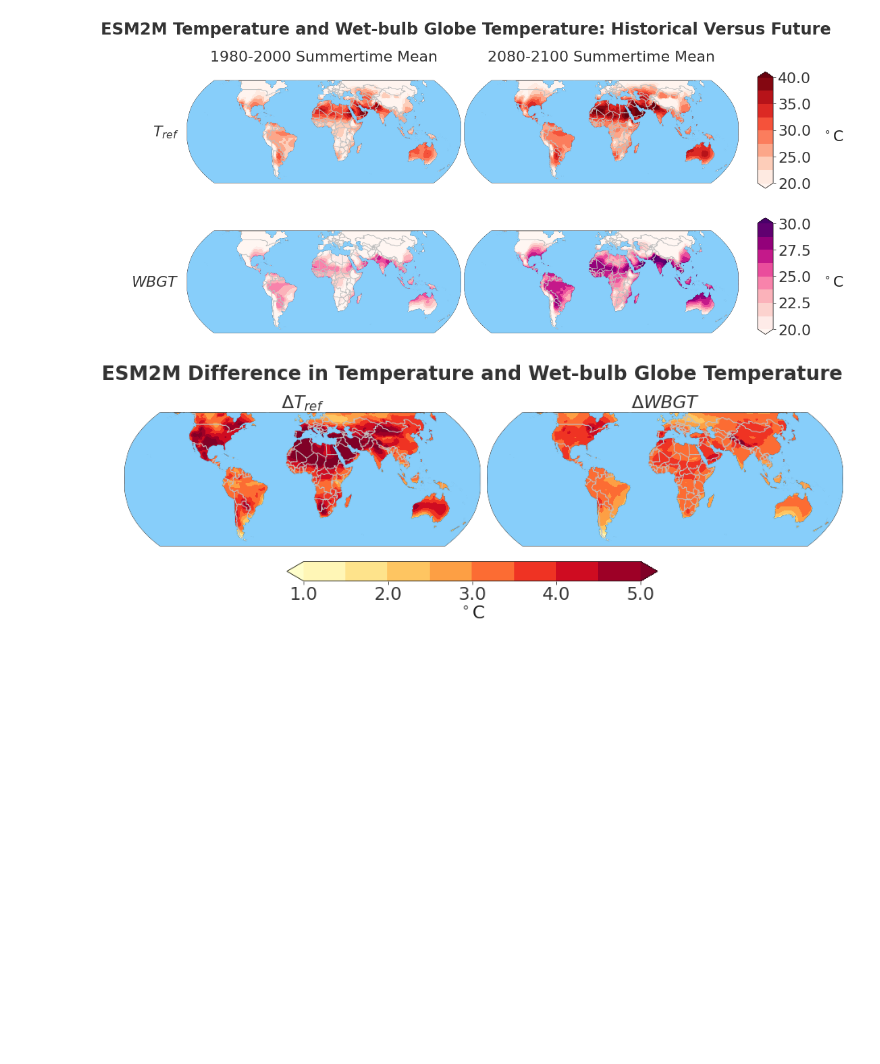
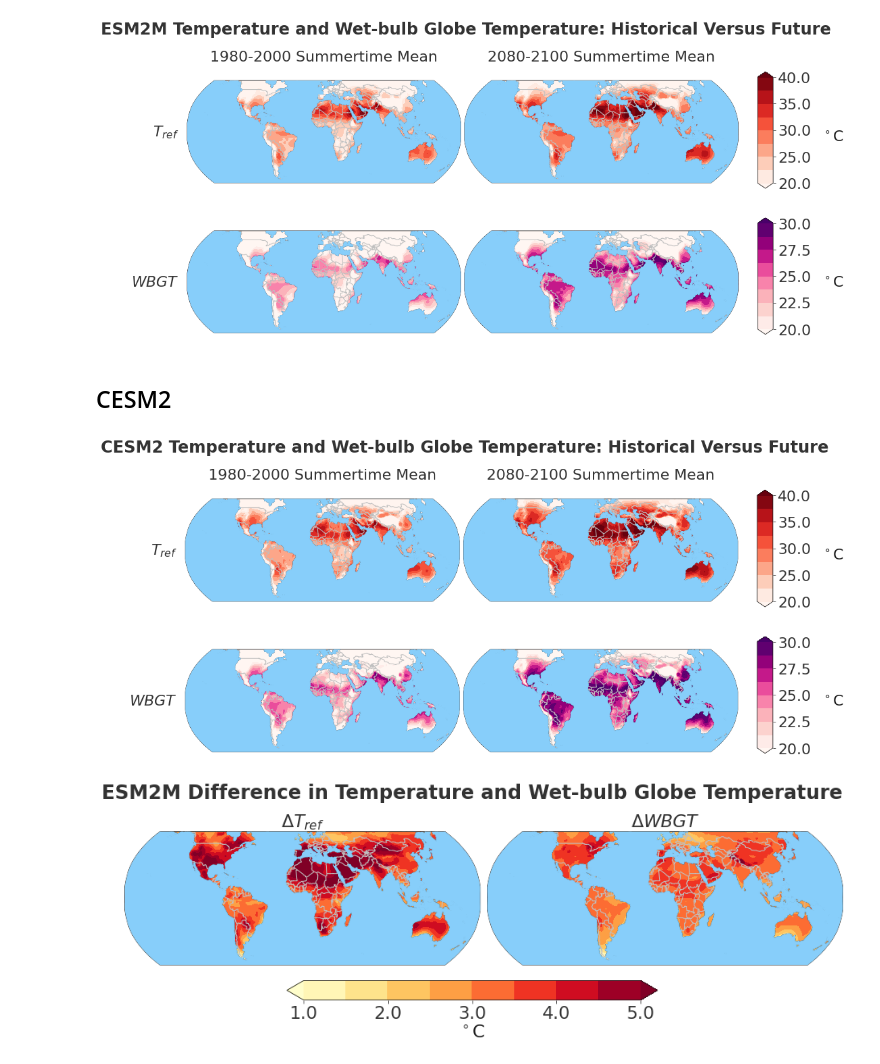
Before and after one commit to KYan19/pei, a Jupyter notebook: notebooks/9.1_Temp_WBT_Time.ipynb, the cells around one changed output. Drawn from its saved outputs; the diff is of its cells as text; code cells hidden in the pictures; blank space fills up the shorter version.

```diff
--- a/notebooks/9.1_Temp_WBT_Time.ipynb
+++ b/notebooks/9.1_Temp_WBT_Time.ipynb
@@ -61,0 +83,8 @@ with ProgressBar():
+# %%
+# Temp and WBGT data
+tref_cesm2 = xr.open_dataarray('../data/processed/CESM2/Map_Data/tref_seasonal_ens1-30.nc',chunks={'time':1095})
+wbgt_cesm2 = xr.open_dataarray('../data/processed/CESM2/Map_Data/wbgt_seasonal_ens1-30.nc',chunks={'time':1095})
+# %%
+with ProgressBar():
+    tref_summer_cesm2 = (summer_avg(tref_cesm2) - 273.15).compute()
+    wbgt_summer_cesm2 = summer_avg(wbgt_cesm2).compute()
@@ -62,7 +97,7 @@ with ProgressBar():
 # %% [markdown]
 # Maps
 # %%
-def plot_compare(tref_hist,tref_future,wbgt_hist,wbgt_future):
+def plot_compare(tref_hist,tref_future,wbgt_hist,wbgt_future,title):
     # Specify projection
     crs = ccrs.Robinson()
 
@@ -101,4 +136,4 @@ def plot_compare(tref_hist,tref_future,wbgt_hist,wbgt_future):
     axs[1][0].set_frame_on(False)
 
     fig.subplots_adjust(wspace=.02,hspace=.05)
-    fig.suptitle('ESM2M Temperature and Wet-bulb Globe Temperature: Historical Versus Future',fontweight='bold');
+    fig.suptitle(title,fontweight='bold');
@@ -113,4 +150,17 @@ plot_compare(tref_hist,tref_future,wbgt_hist,wbgt_future)
 plt.savefig('temp_wbgt_map_esm2m.png',dpi=300)
 # %% [output]
 [figure]
+# %% [markdown]
+## CESM2
+# %%
+tref_hist = tref_summer_cesm2.sel(year=slice(1980,1999)).mean(['year','ensemble'])
+tref_future = tref_summer_cesm2.sel(year=slice(2080,2099)).mean(['year','ensemble'])
+
+wbgt_hist = wbgt_summer_cesm2.sel(year=slice(1980,1999)).mean(['year','ensemble'])
+wbgt_future = wbgt_summer_cesm2.sel(year=slice(2080,2099)).mean(['year','ensemble'])
+# %%
+plot_compare(tref_hist,tref_future,wbgt_hist,wbgt_future,'CESM2 Temperature and Wet-bulb Globe Temperature: Historical Versus Future')
+plt.savefig('temp_wbgt_map_cesm2.png',dpi=300)
+# %% [output]
+[figure, added]
 # %%
```
Also changed, not shown: parts of 21 cells of this notebook, 5 other files.
